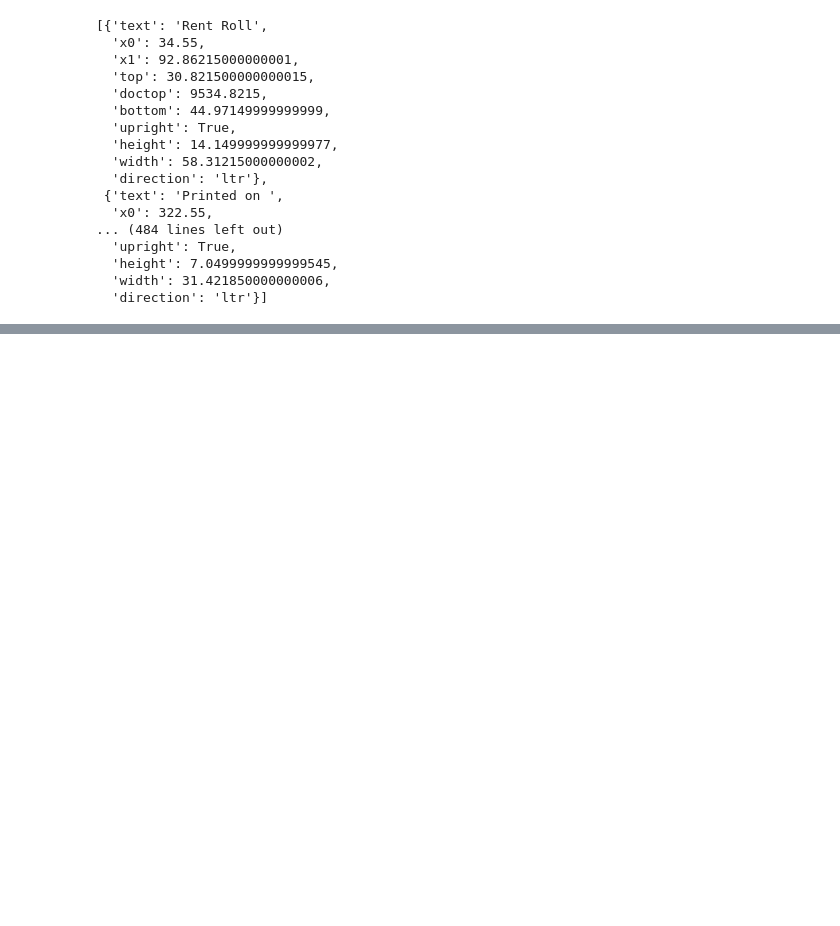
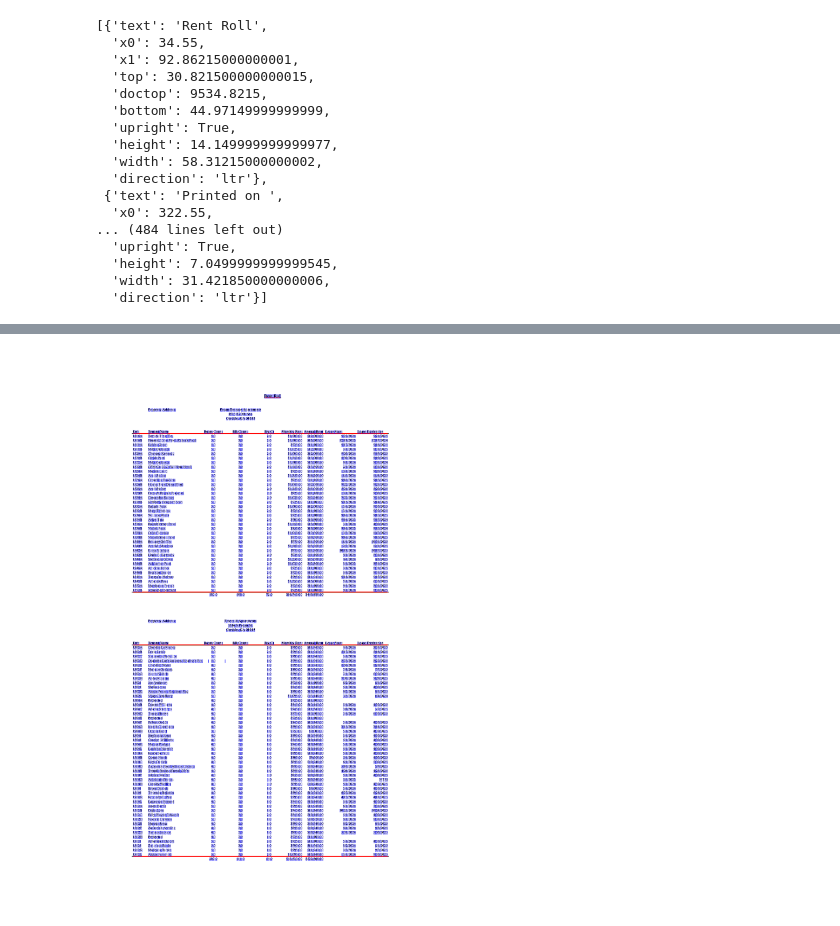
Before and after one commit to Imtiaj-Sajin/pdf-to-excel, a Jupyter notebook: RentRoll_extractor.ipynb, the cells around one changed output, grey strips where cells are left out. Cells and saved outputs as stored; diff of their text form; code cells hidden in the pictures; blank space fills up the shorter version.

```diff
--- a/RentRoll_extractor.ipynb
+++ b/RentRoll_extractor.ipynb
@@ -4399,0 +4708,7 @@ words[:50]
+# %%
+tables = page.find_tables()
+
+print("Total tables:", len(tables))
+
+for t in tables:
+    print("Table bbox:", t.bbox)
@@ -4399,0 +4717,14 @@ words[:50]
+# %%
+elements = {
+    "lines": page.lines,
+    "rects": page.rects,
+    "edges": page.edges,
+    "curves": page.curves,
+    "images": page.images
+}
+
+for name, items in elements.items():
+    print(f"\n{name.upper()} COUNT:", len(items))
+
+    for i, item in enumerate(items[:5]):  # show first 5
+        print(f"{name} {i}:", item)
@@ -4399,0 +4905,16 @@ words[:50]
+# %%
+im = page.to_image(resolution=300)
+
+# rectangles
+im.draw_rects(page.rects, stroke="green", stroke_width=4)
+
+# edges
+im.draw_rects(page.edges, stroke="red", stroke_width=3)
+
+# show char boxes
+im.draw_rects(page.chars, stroke="blue", stroke_width=1)
+
+im.show()
+display(im)
+# %% [output]
+[figure, added]
```
Also changed, not shown: parts of 17 cells of this notebook.
